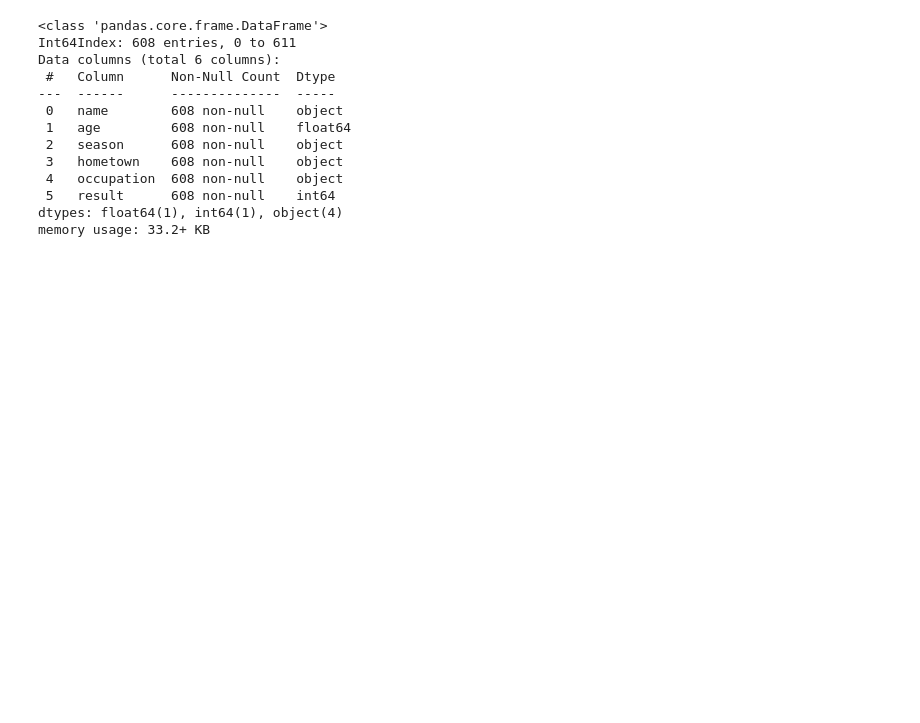
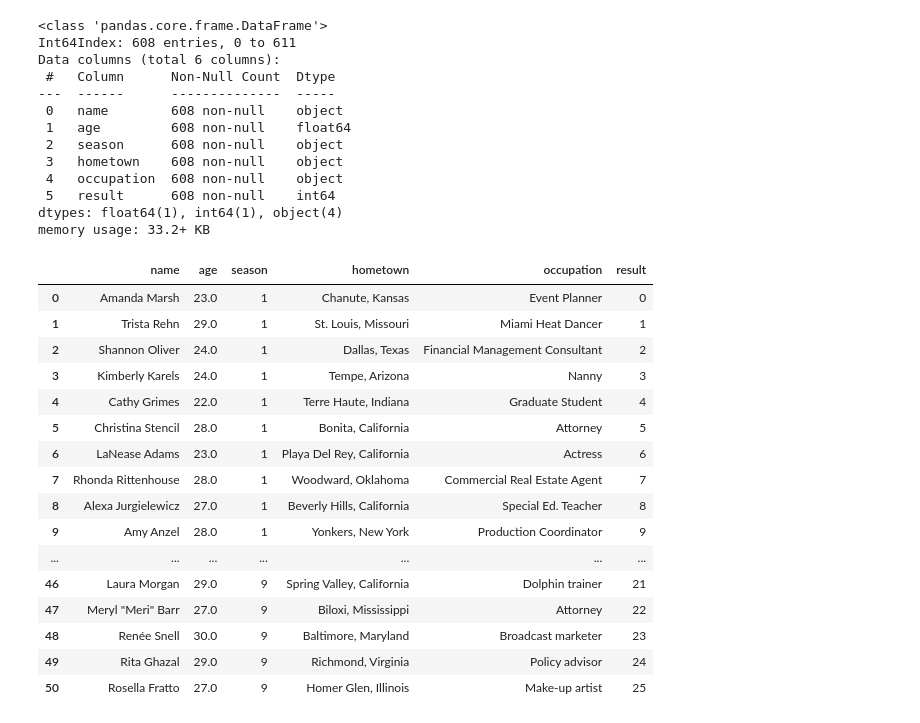
Before and after one commit to grantkerkman/BachelorBot5000, a Jupyter notebook: data_cleaning.ipynb, the cells around one changed output. Drawn from its saved outputs; the diff is of its cells as text; code cells hidden in the pictures; blank space fills up the shorter version.

```diff
--- a/data_cleaning.ipynb
+++ b/data_cleaning.ipynb
@@ -94,3 +94,24 @@ Data columns (total 6 columns):
  5   result      608 non-null    int64
 dtypes: float64(1), int64(1), object(4)
 memory usage: 33.2+ KB
+# %%
+# Preview the dataset to continue cleaning
+df.head(50)
+# %% [output]
+|  | name | age | season | hometown | occupation | result |
+| 0 | Amanda Marsh | 23.0 | 1 | Chanute, Kansas | Event Planner | 0 |
+| 1 | Trista Rehn | 29.0 | 1 | St. Louis, Missouri | Miami Heat Dancer | 1 |
+| 2 | Shannon Oliver | 24.0 | 1 | Dallas, Texas | Financial Management Consultant | 2 |
+| 3 | Kimberly Karels | 24.0 | 1 | Tempe, Arizona | Nanny | 3 |
+| 4 | Cathy Grimes | 22.0 | 1 | Terre Haute, Indiana | Graduate Student | 4 |
+| 5 | Christina Stencil | 28.0 | 1 | Bonita, California | Attorney | 5 |
+| 6 | LaNease Adams | 23.0 | 1 | Playa Del Rey, California | Actress | 6 |
+| 7 | Rhonda Rittenhouse | 28.0 | 1 | Woodward, Oklahoma | Commercial Real Estate Agent | 7 |
+| 8 | Alexa Jurgielewicz | 27.0 | 1 | Beverly Hills, California | Special Ed. Teacher | 8 |
+| 9 | Amy Anzel | 28.0 | 1 | Yonkers, New York | Production Coordinator | 9 |
+| ... | ... | ... | ... | ... | ... | ... |
+| 46 | Laura Morgan | 29.0 | 9 | Spring Valley, California | Dolphin trainer | 21 |
+| 47 | Meryl "Meri" Barr | 27.0 | 9 | Biloxi, Mississippi | Attorney | 22 |
+| 48 | Renée Snell | 30.0 | 9 | Baltimore, Maryland | Broadcast marketer | 23 |
+| 49 | Rita Ghazal | 29.0 | 9 | Richmond, Virginia | Policy advisor | 24 |
+| 50 | Rosella Fratto | 27.0 | 9 | Homer Glen, Illinois | Make-up artist | 25 |
```
Also changed, not shown: parts of 8 cells of this notebook.
